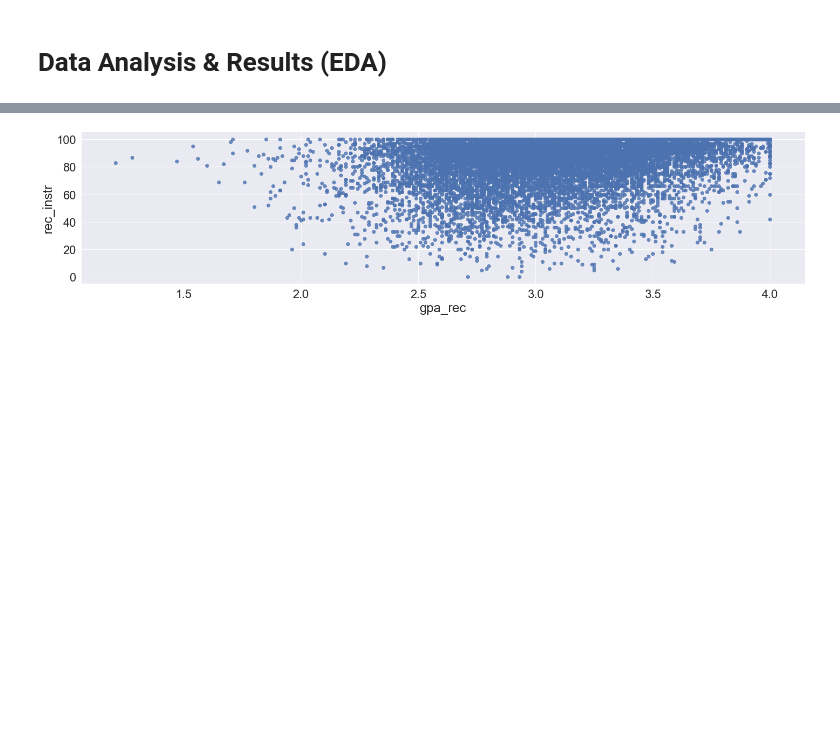
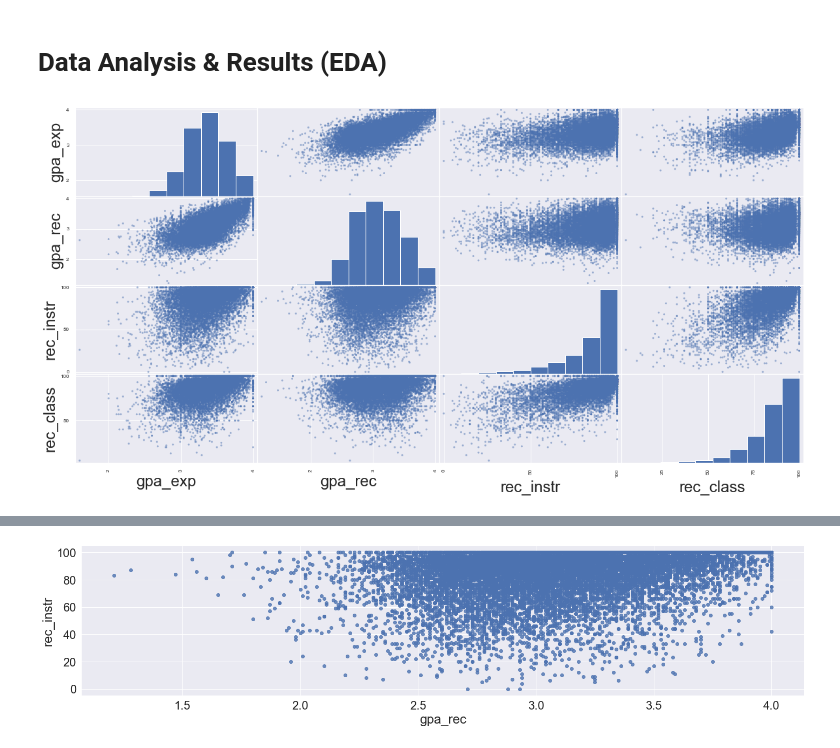
Before and after one commit to p-ghag/DataScience, a Jupyter notebook: EDACheckpoint_group046.ipynb, the cells around one changed output, grey strips where cells are left out. Drawn from its saved outputs; the diff is of its cells as text; code cells hidden in the pictures; blank space fills up the shorter version.

Commit message:
updated scattermatrix

```diff
--- a/EDACheckpoint_group046.ipynb
+++ b/EDACheckpoint_group046.ipynb
@@ -230,3 +230,8 @@ cape_hum.head()
 | 23 | I_1415 | AWP | FA20 | 42 | 35 | 94.0 | 97.0 | 5.76 | 3.35 | 2.58 | ... |
 # %% [markdown]
 # Data Analysis & Results (EDA)
+# %%
+# generate a scatter matrix of stem professors
+fig1 = pd.plotting.scatter_matrix(cape_stem[['gpa_exp','gpa_rec','rec_instr','rec_class']], figsize=(20, 10))
+# %% [output]
+[figure, added]
```
Also changed, not shown: parts of 5 cells of this notebook.
